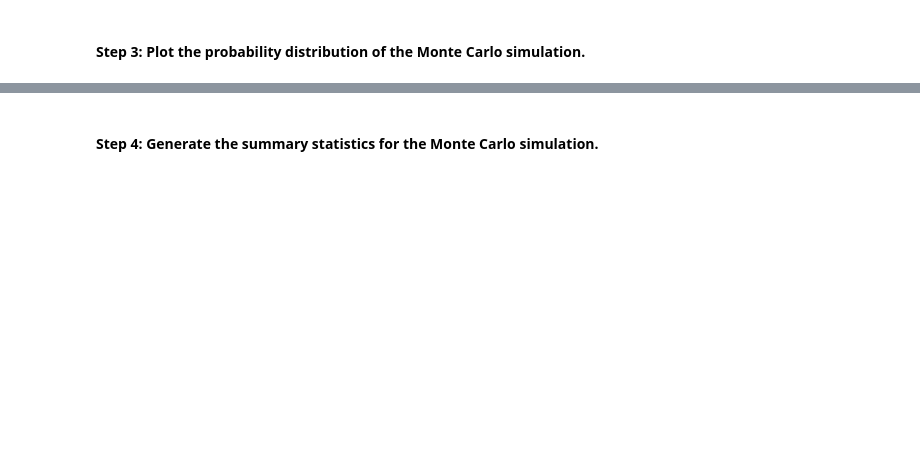
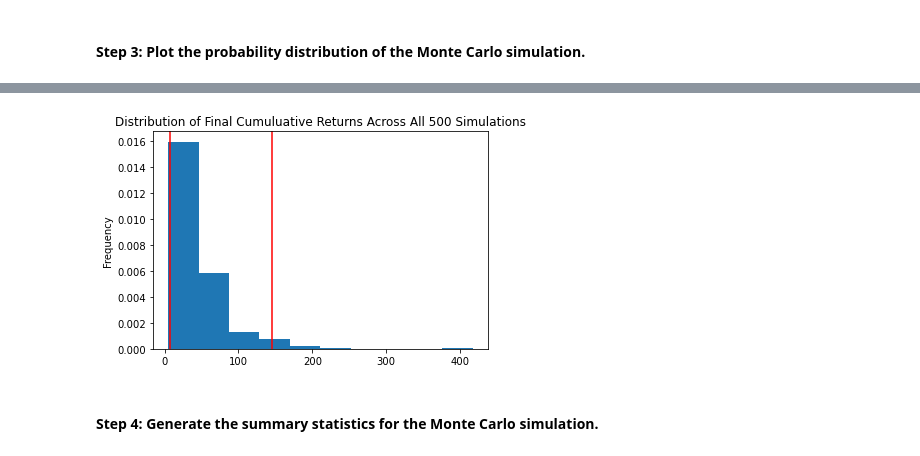
Before and after one commit to aaron-elliott/Challenge-5, a Jupyter notebook: financial_planning_tools.ipynb, the cells around one changed output, grey strips where cells are left out. Saved outputs shown, nothing was run; the diff lists cells and outputs as text; code cells hidden in the pictures; blank space fills up the shorter version.

```diff
--- a/financial_planning_tools.ipynb
+++ b/financial_planning_tools.ipynb
@@ -560,8 +670,12 @@ In this section, you’ll use the MCForecastTools library to create a Monte Carl
 # %%
 # Visualize the probability distribution of the 30-year Monte Carlo simulation
 # by plotting a histogram
 
-# YOUR CODE HERE
+monte_carlo_30_plot = monte_carlo_30.plot_distribution()
+
+monte_carlo_30_plot.get_figure().savefig("monte_carlo_30_plot.png", bbox_inches = "tight")
+# %% [output]
+[figure, added]
 # %% [markdown]
 #### Step 4: Generate the summary statistics for the Monte Carlo simulation.
 # %%
```
Also changed, not shown: parts of 42 cells of this notebook.
